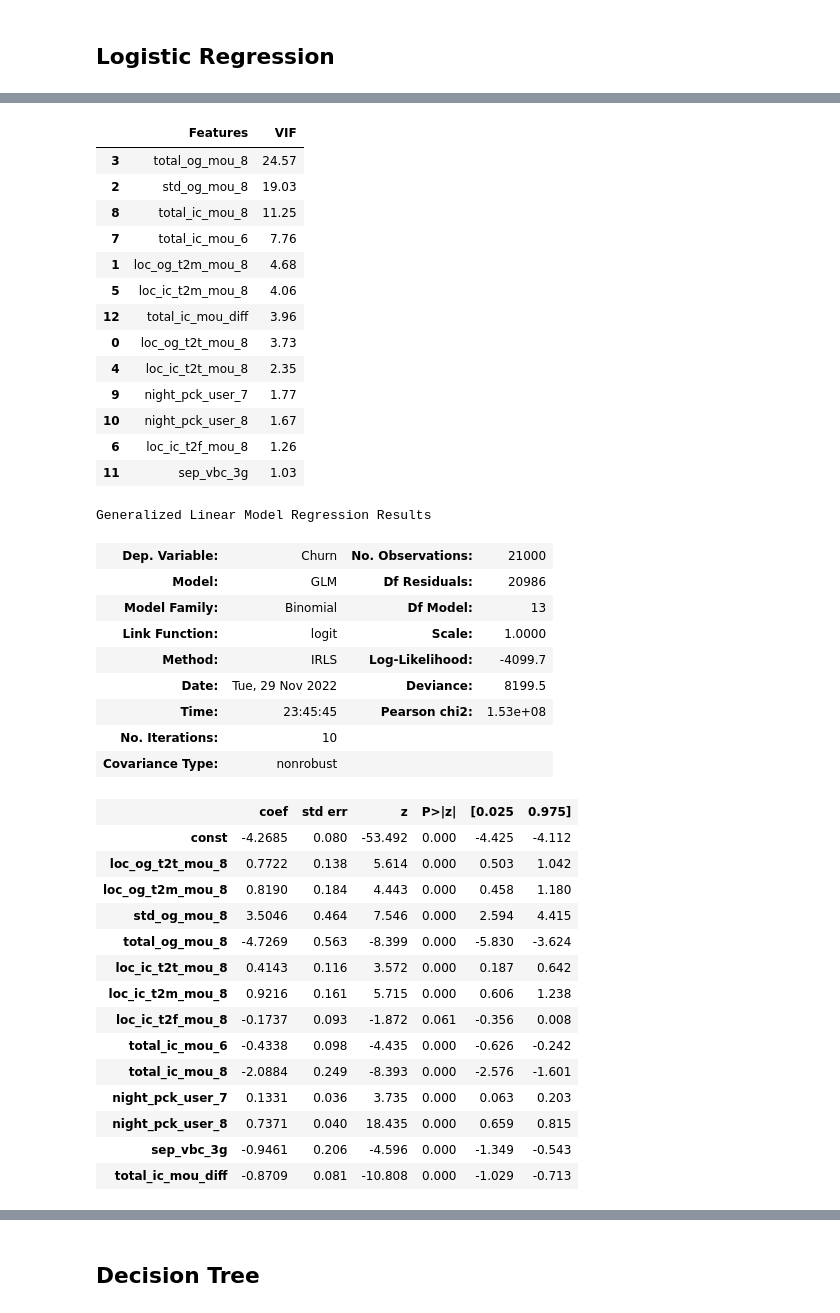
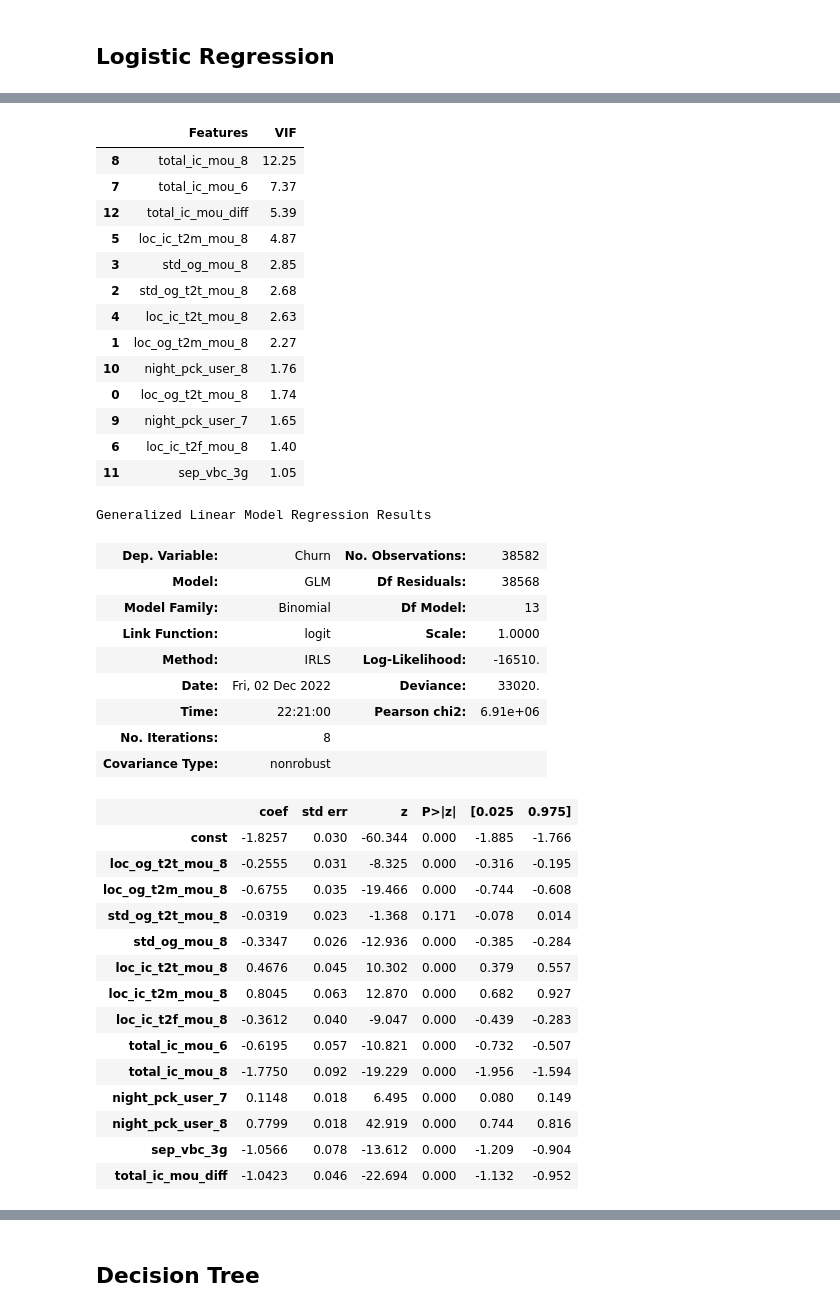
Before and after one commit to VaibhavBhargava2506/Telecom-Churn-Case-Study, a Jupyter notebook: Telecom Churn Case Study-final.ipynb, the cells around one changed output, grey strips where cells are left out. Drawn from its saved outputs; the diff is of its cells as text; code cells hidden in the pictures.

```diff
--- a/Telecom Churn Case Study-final.ipynb
+++ b/Telecom Churn Case Study-final.ipynb
@@ -952,9 +952,13 @@ print (" Shape of the Y_train after resampling : ",y_train_resampled.shape)
 # %% [markdown]
 ## Feature Selection Using RFE
 # %%
+#Instantiate the Logistic Regression Function
+
+logreg = LogisticRegression()
+
 # Running RFE with the output number of the variables equal to 20
 
-rfe = RFE(logreg,20)
+rfe = RFE(logreg,n_features_to_select =20)
 
 rfe = rfe.fit(X_train_resampled, y_train_resampled)
 # %%
@@ -1006,8 +1010,8 @@ Index(['loc_og_t2o_mou', 'std_og_t2o_mou', 'loc_ic_t2o_mou', 'arpu_6',
 # %%
 # Creating X_train_rfe dataframe with RFE selected variables
 
-col = X_train.columns[rfe.support_]
-X_train_rfe = X_train[col]
+col = X_train_resampled.columns[rfe.support_]
+X_train_rfe = X_train_resampled[col]
 X_train_rfe.head()
 # %% [output]
 |  | onnet_mou_8 | loc_og_t2t_mou_8 | loc_og_t2m_mou_8 | loc_og_mou_8 | std_og_t2t_mou_8 | std_og_mou_8 | ... |
@@ -1507,53 +1507,53 @@ X_train_new = X_train_new.drop(['std_og_t2t_mou_8'], axis = 1)
 findVIF(X_train_new)
 # %% [output]
 |  | Features | VIF |
-| 3 | total_og_mou_8 | 24.57 |
-| 2 | std_og_mou_8 | 19.03 |
-| 8 | total_ic_mou_8 | 11.25 |
-| 7 | total_ic_mou_6 | 7.76 |
-| 1 | loc_og_t2m_mou_8 | 4.68 |
-| 5 | loc_ic_t2m_mou_8 | 4.06 |
-| 12 | total_ic_mou_diff | 3.96 |
-| 0 | loc_og_t2t_mou_8 | 3.73 |
-| 4 | loc_ic_t2t_mou_8 | 2.35 |
-| 9 | night_pck_user_7 | 1.77 |
-| 10 | night_pck_user_8 | 1.67 |
-| 6 | loc_ic_t2f_mou_8 | 1.26 |
-| 11 | sep_vbc_3g | 1.03 |
+| 8 | total_ic_mou_8 | 12.25 |
+| 7 | total_ic_mou_6 | 7.37 |
+| 12 | total_ic_mou_diff | 5.39 |
+| 5 | loc_ic_t2m_mou_8 | 4.87 |
+| 3 | std_og_mou_8 | 2.85 |
+| 2 | std_og_t2t_mou_8 | 2.68 |
+| 4 | loc_ic_t2t_mou_8 | 2.63 |
+| 1 | loc_og_t2m_mou_8 | 2.27 |
+| 10 | night_pck_user_8 | 1.76 |
+| 0 | loc_og_t2t_mou_8 | 1.74 |
+| 9 | night_pck_user_7 | 1.65 |
+| 6 | loc_ic_t2f_mou_8 | 1.40 |
+| 11 | sep_vbc_3g | 1.05 |
 # %%
 # Adding a constant variable.
 
 X_train_sm8 = sm.add_constant(X_train_new)
 
 # Creating a fitted linear model
-model_8 = sm.GLM(y_train, X_train_sm8, family = sm.families.Binomial()).fit()
+model_8 = sm.GLM(y_train_resampled, X_train_sm8, family = sm.families.Binomial()).fit()
 
 # Summary of linear model
 model_8.summary()
 # %% [output]
 Generalized Linear Model Regression Results
-| Dep. Variable: | Churn | No. Observations: | 21000 |
-| Model: | GLM | Df Residuals: | 20986 |
+| Dep. Variable: | Churn | No. Observations: | 38582 |
+| Model: | GLM | Df Residuals: | 38568 |
 | Model Family: | Binomial | Df Model: | 13 |
 | Link Function: | logit | Scale: | 1.0000 |
-| Method: | IRLS | Log-Likelihood: | -4099.7 |
-| Date: | Tue, 29 Nov 2022 | Deviance: | 8199.5 |
-| Time: | 23:45:45 | Pearson chi2: | 1.53e+08 |
-| No. Iterations: | 10 |  |  |
+| Method: | IRLS | Log-Likelihood: | -16510. |
+| Date: | Fri, 02 Dec 2022 | Deviance: | 33020. |
+| Time: | 22:21:00 | Pearson chi2: | 6.91e+06 |
+| No. Iterations: | 8 |  |  |
 | Covariance Type: | nonrobust |  |  |
 |  | coef | std err | z | P>|z| | [0.025 | 0.975] |
-| const | -4.2685 | 0.080 | -53.492 | 0.000 | -4.425 | -4.112 |
-| loc_og_t2t_mou_8 | 0.7722 | 0.138 | 5.614 | 0.000 | 0.503 | 1.042 |
-| loc_og_t2m_mou_8 | 0.8190 | 0.184 | 4.443 | 0.000 | 0.458 | 1.180 |
-| std_og_mou_8 | 3.5046 | 0.464 | 7.546 | 0.000 | 2.594 | 4.415 |
-| total_og_mou_8 | -4.7269 | 0.563 | -8.399 | 0.000 | -5.830 | -3.624 |
-| loc_ic_t2t_mou_8 | 0.4143 | 0.116 | 3.572 | 0.000 | 0.187 | 0.642 |
-| loc_ic_t2m_mou_8 | 0.9216 | 0.161 | 5.715 | 0.000 | 0.606 | 1.238 |
-| loc_ic_t2f_mou_8 | -0.1737 | 0.093 | -1.872 | 0.061 | -0.356 | 0.008 |
-| total_ic_mou_6 | -0.4338 | 0.098 | -4.435 | 0.000 | -0.626 | -0.242 |
-| total_ic_mou_8 | -2.0884 | 0.249 | -8.393 | 0.000 | -2.576 | -1.601 |
-| night_pck_user_7 | 0.1331 | 0.036 | 3.735 | 0.000 | 0.063 | 0.203 |
-| night_pck_user_8 | 0.7371 | 0.040 | 18.435 | 0.000 | 0.659 | 0.815 |
-| sep_vbc_3g | -0.9461 | 0.206 | -4.596 | 0.000 | -1.349 | -0.543 |
-| total_ic_mou_diff | -0.8709 | 0.081 | -10.808 | 0.000 | -1.029 | -0.713 |
+| const | -1.8257 | 0.030 | -60.344 | 0.000 | -1.885 | -1.766 |
+| loc_og_t2t_mou_8 | -0.2555 | 0.031 | -8.325 | 0.000 | -0.316 | -0.195 |
+| loc_og_t2m_mou_8 | -0.6755 | 0.035 | -19.466 | 0.000 | -0.744 | -0.608 |
+| std_og_t2t_mou_8 | -0.0319 | 0.023 | -1.368 | 0.171 | -0.078 | 0.014 |
+| std_og_mou_8 | -0.3347 | 0.026 | -12.936 | 0.000 | -0.385 | -0.284 |
+| loc_ic_t2t_mou_8 | 0.4676 | 0.045 | 10.302 | 0.000 | 0.379 | 0.557 |
+| loc_ic_t2m_mou_8 | 0.8045 | 0.063 | 12.870 | 0.000 | 0.682 | 0.927 |
+| loc_ic_t2f_mou_8 | -0.3612 | 0.040 | -9.047 | 0.000 | -0.439 | -0.283 |
+| total_ic_mou_6 | -0.6195 | 0.057 | -10.821 | 0.000 | -0.732 | -0.507 |
+| total_ic_mou_8 | -1.7750 | 0.092 | -19.229 | 0.000 | -1.956 | -1.594 |
+| night_pck_user_7 | 0.1148 | 0.018 | 6.495 | 0.000 | 0.080 | 0.149 |
+| night_pck_user_8 | 0.7799 | 0.018 | 42.919 | 0.000 | 0.744 | 0.816 |
+| sep_vbc_3g | -1.0566 | 0.078 | -13.612 | 0.000 | -1.209 | -0.904 |
+| total_ic_mou_diff | -1.0423 | 0.046 | -22.694 | 0.000 | -1.132 | -0.952 |
 # %%
```
Also changed, not shown: parts of 55 cells of this notebook.
